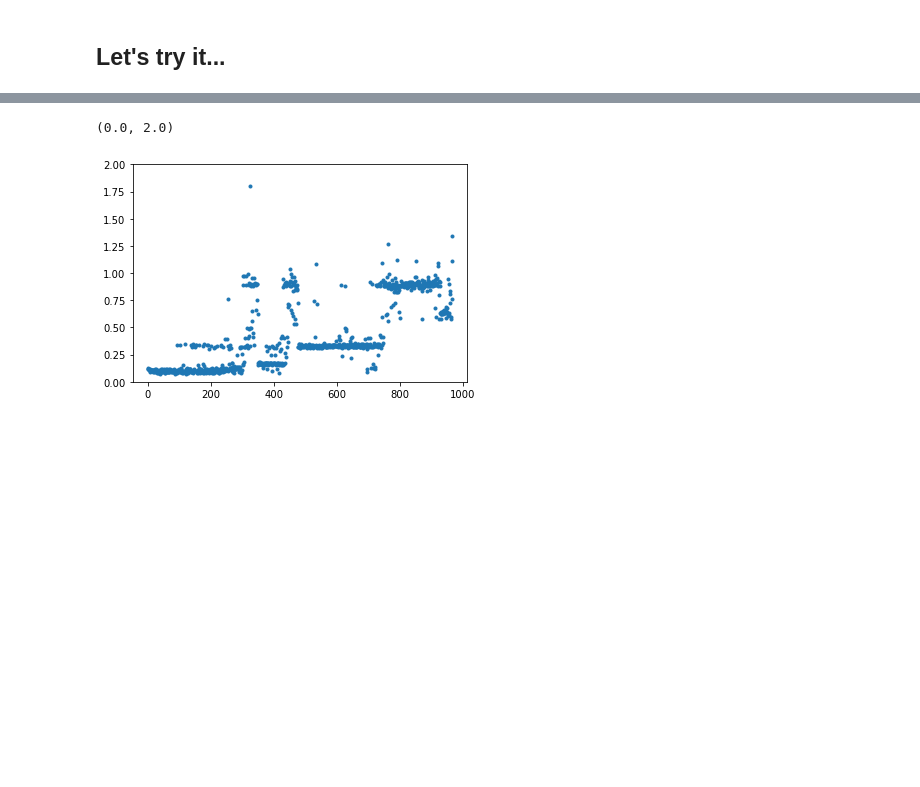
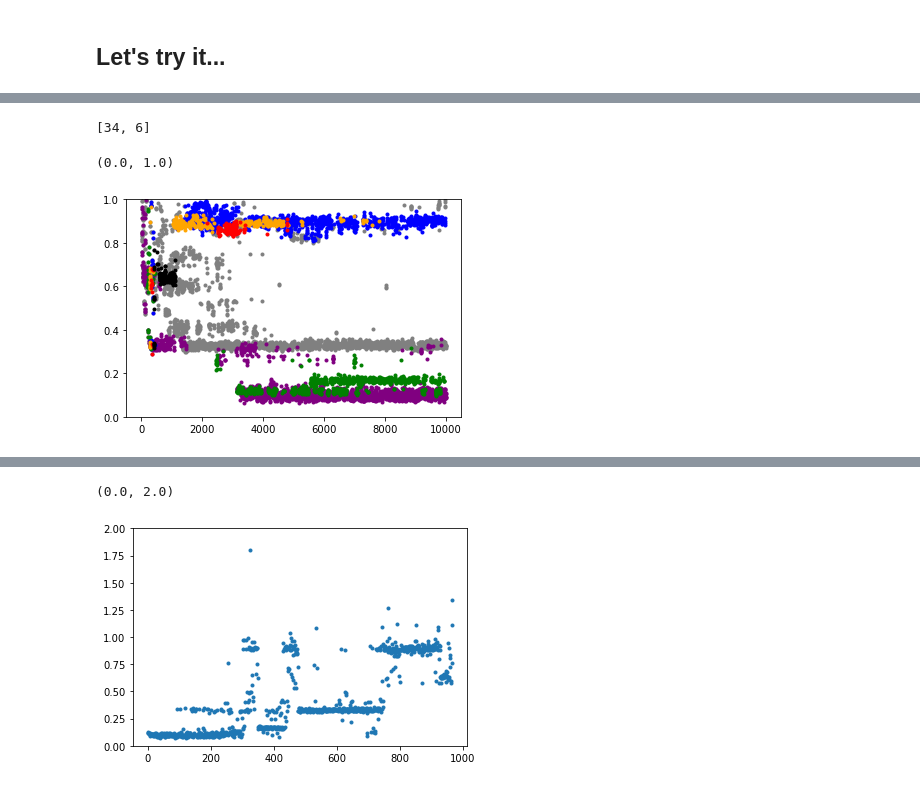
Before and after one commit to PDNALab/extended-ensemble, a Jupyter notebook: Hierachical_clustering.ipynb, the cells around one changed output, grey strips where cells are left out. Cells and saved outputs as stored; diff of their text form; code cells hidden in the pictures; blank space fills up the shorter version.

```diff
--- a/Hierachical_clustering.ipynb
+++ b/Hierachical_clustering.ipynb
@@ -202,7 +233,12 @@ def plot_simi_threshold(tree,p,min_simi,save=False):
     plt.ylabel('Simi_value')
     if save:
         plt.savefig('simi_threshold_tree.png')
-def plot_test_result(true_rmsd,hie_tree,cluster_step,save=False):
+
+def get_step_index(hie_tree,cluster_step):
+    label_index = [[int(i)-1 for i in hie_tree[cluster_step][d].split(',')] for d in range(len(hie_tree[cluster_step]))]
+    label_index = sorted(label_index, key=lambda x:len(x), reverse=True)
+    return label_index
+def plot_test_result(true_rmsd,hie_tree,cluster_step,setylim,save=False):
     colors = ['grey', 'purple', 'blue', 'green', 'orange', 'red',
              'black','brown','navy','indigo','cyan','teal','violet','royalblue']
     fig, ax = plt.subplots(figsize=(6, 4))
@@ -229,6 +265,8 @@ def plot_test_result(true_rmsd,hie_tree,cluster_step,save=False):
                                     ticks=sum_percentage+[1.0],
                                     spacing='proportional')
     cb2.set_label('Cluster samples ratio')
+    if setylim:
+        ax0.set_ylim(setylim[0],setylim[1])
     if save:
         plt.savefig('simi_threshold_tree.png')
     return label_index
@@ -245,0 +290,23 @@ label_index = plot_test_result(true_rmsd,hie_tree,-40)
+# %%
+import copy
+rest_index = [i for i in range(len(inp)) if i not in list(np.array(range(9998))[::20])]
+origi_index = list(np.array(range(len(inp)))[::20])
+rest_label_index = copy.deepcopy(label_index)
+# %%
+# all_label_index_bc = [bc(inp_copy[label_index[i]]).total_w_sim for i in range(len(label_index))]
+# all_label_index_bc
+#[len(rest_label_index[i]) for i in range(len(label_index))]
+list(np.array([1,2,34,6,7,4,7,8])[[2,3]])
+# %% [output]
+[34, 6]
+# %%
+colors = ['grey', 'purple', 'blue', 'green', 'orange', 'red',
+             'black','brown','navy','indigo','cyan','teal','violet','royalblue']
+traj = md.load_dcd('../proteinG_3gb1/yhalfres_0_0/trajectory.00.dcd',top='../proteinG_3gb1/3GB1.pdb')
+for i in range(len(label_index)):
+    true_rmsd=md.rmsd(traj[rest_label_index[i]],pdb,atom_indices=all_CA)
+    plt.scatter(rest_label_index[i],true_rmsd,color=colors[i],marker='.')
+plt.ylim(0,1)
+# %% [output]
+(0.0, 1.0)
+[figure, added]
```
Also changed, not shown: parts of 37 cells of this notebook, 7 other files.
